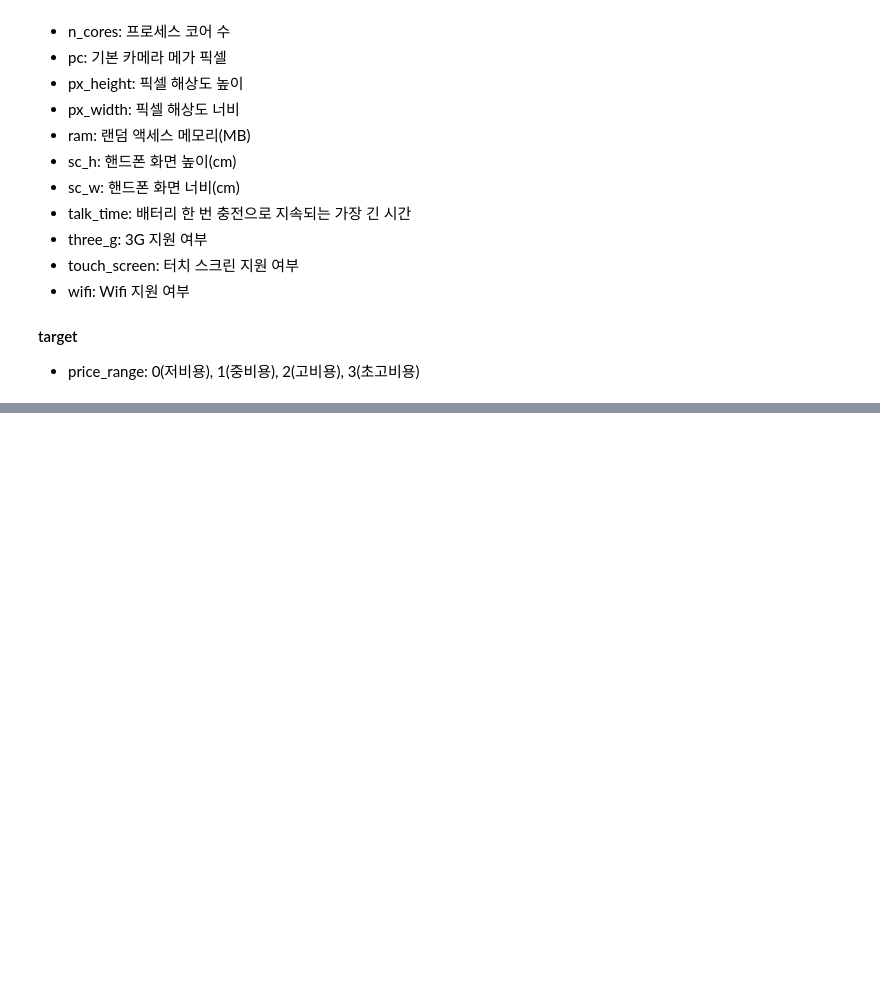
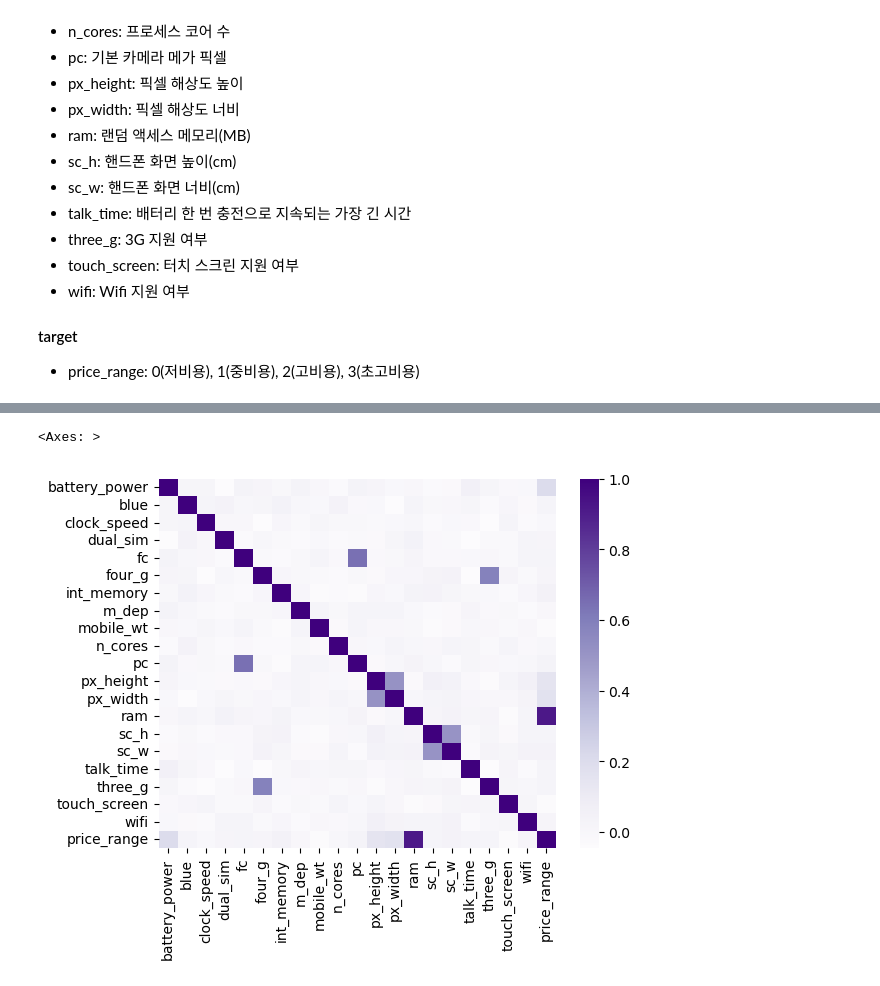
Before and after one commit to NoviceKim/machine-learning, a Jupyter notebook: b_classifier/f_support_vector_machine.ipynb, the cells around one changed output, grey strips where cells are left out. Saved outputs shown, nothing was run; the diff lists cells and outputs as text; code cells hidden in the pictures; blank space fills up the shorter version.

```diff
--- a/b_classifier/f_support_vector_machine.ipynb
+++ b/b_classifier/f_support_vector_machine.ipynb
@@ -73,3 +88,9 @@ Regularization Cost, C에 값을 전달하여 ξ(패널티)를 조절할 수 있
 
 #### target
 -  price_range: 0(저비용), 1(중비용), 2(고비용), 3(초고비용)
+# %%
+import pandas as pd
+
+m_df = pd.read_csv('./datasets/mobile.csv')
+
+m_df
@@ -75,0 +131,7 @@ Regularization Cost, C에 값을 전달하여 ξ(패널티)를 조절할 수 있
+# %%
+import seaborn as sns
+import matplotlib.pyplot as plt
+
+# 각 숫자 컬럼들의 상관관계도(-1 ~ 1)를 출력
+corr = m_df.corr()
+corr
@@ -75,0 +177,6 @@ Regularization Cost, C에 값을 전달하여 ξ(패널티)를 조절할 수 있
+# %%
+# 각 컬럼의 상관관계를 히트맵으로 시각화
+sns.heatmap(corr, cmap="Purples")
+# %% [output]
+<Axes: >
+[figure, added]
```
Also changed, not shown: parts of 18 cells of this notebook, 25 other files.
